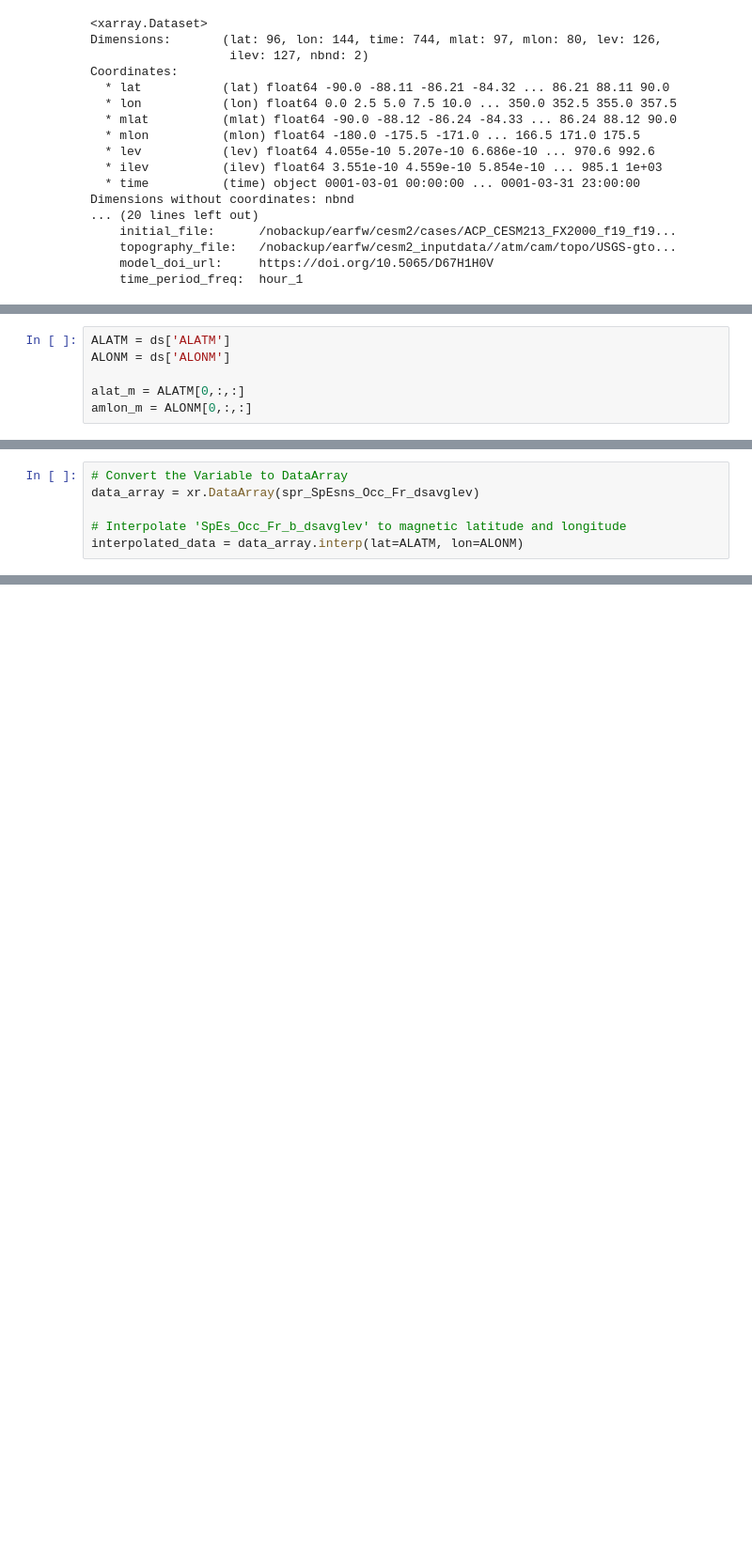
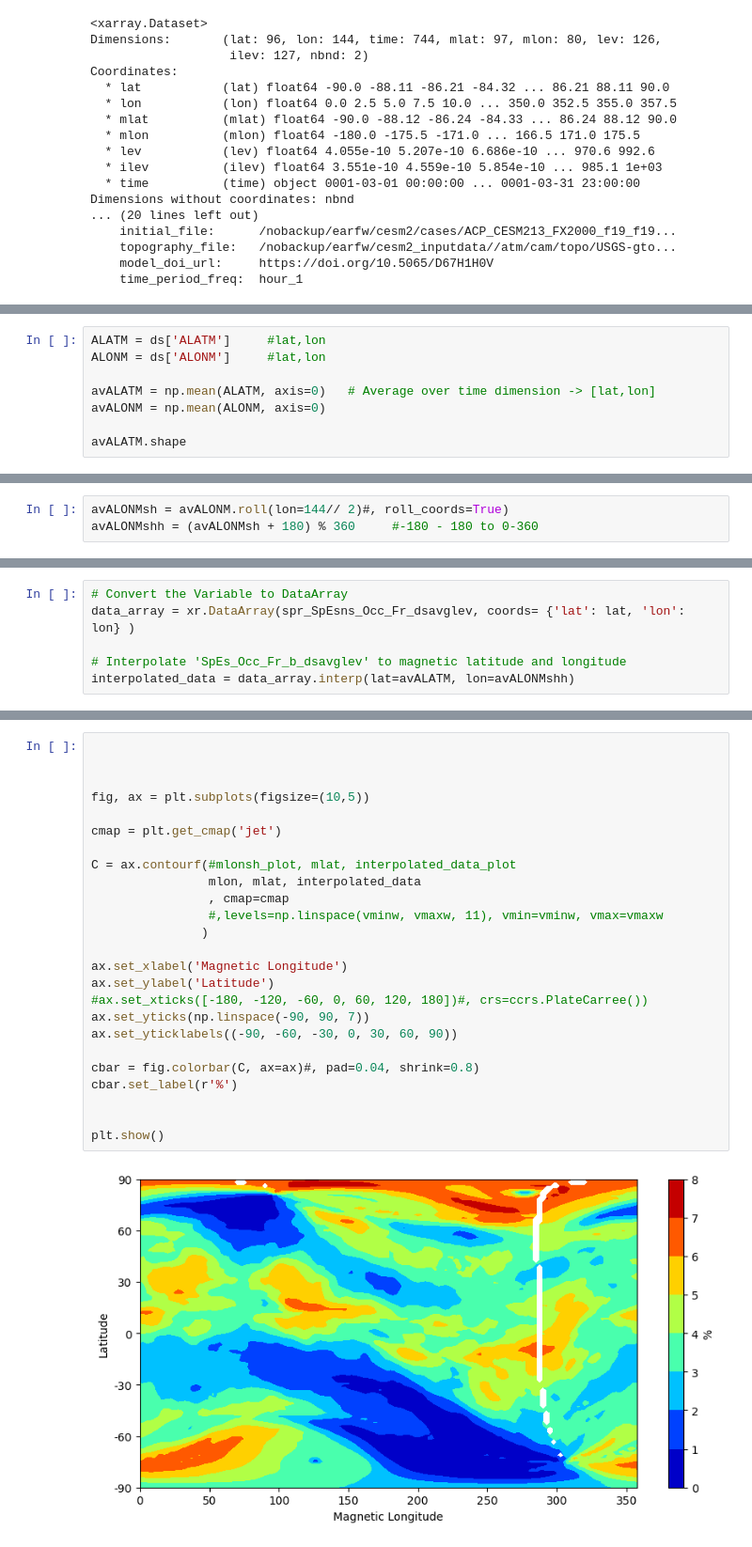
Before and after one commit to tashaay/SpE_Identification_Notebooks, a Jupyter notebook: Mag_Lats_Interp.ipynb, the cells around one changed output, grey strips where cells are left out. Shown at 94% size. Saved outputs shown, nothing was run; the diff lists cells and outputs as text; blank space fills up the shorter version.

Commit message:
Updates 24-11-23 PM
- Editing the cosmic transformation code to look at individual years separately. As yet unfinished
- Trying to plot on mag lat and lon but got really confused...

```diff
--- a/Untitled2.ipynb
+++ b/Mag_Lats_Interp.ipynb
@@ -255,6 +248,8 @@ Dimensions without coordinates: nbnd
 # %%
-ALATM = ds['ALATM']
-ALONM = ds['ALONM']
+ALATM = ds['ALATM']     #lat,lon
+ALONM = ds['ALONM']     #lat,lon
 
-alat_m = ALATM[0,:,:]
-amlon_m = ALONM[0,:,:]
+avALATM = np.mean(ALATM, axis=0)   # Average over time dimension -> [lat,lon]
+avALONM = np.mean(ALONM, axis=0)
+
+avALATM.shape
@@ -264,0 +302,3 @@ TypeError: mean() got an unexpected keyword argument 'dim'
+# %%
+avALONMsh = avALONM.roll(lon=144// 2)#, roll_coords=True)
+avALONMshh = (avALONMsh + 180) % 360     #-180 - 180 to 0-360
@@ -265,6 +309,6 @@ TypeError: mean() got an unexpected keyword argument 'dim'
 # %%
 # Convert the Variable to DataArray
-data_array = xr.DataArray(spr_SpEsns_Occ_Fr_dsavglev)
+data_array = xr.DataArray(spr_SpEsns_Occ_Fr_dsavglev, coords= {'lat': lat, 'lon': lon} )
 
 # Interpolate 'SpEs_Occ_Fr_b_dsavglev' to magnetic latitude and longitude
-interpolated_data = data_array.interp(lat=ALATM, lon=ALONM)
+interpolated_data = data_array.interp(lat=avALATM, lon=avALONMshh)
@@ -274,0 +315,27 @@ interpolated_data
+# %%
+
+
+
+fig, ax = plt.subplots(figsize=(10,5))
+
+cmap = plt.get_cmap('jet')
+
+C = ax.contourf(#mlonsh_plot, mlat, interpolated_data_plot
+                mlon, mlat, interpolated_data
+                , cmap=cmap
+                #,levels=np.linspace(vminw, vmaxw, 11), vmin=vminw, vmax=vmaxw
+               )
+
+ax.set_xlabel('Magnetic Longitude')
+ax.set_ylabel('Latitude')
+#ax.set_xticks([-180, -120, -60, 0, 60, 120, 180])#, crs=ccrs.PlateCarree())
+ax.set_yticks(np.linspace(-90, 90, 7))
+ax.set_yticklabels((-90, -60, -30, 0, 30, 60, 90))
+
+cbar = fig.colorbar(C, ax=ax)#, pad=0.04, shrink=0.8)
+cbar.set_label(r'%')
+
+
+plt.show()
+# %% [output]
+[figure, added]
```
Also changed, not shown: parts of 21 cells of this notebook, 5 other files.
